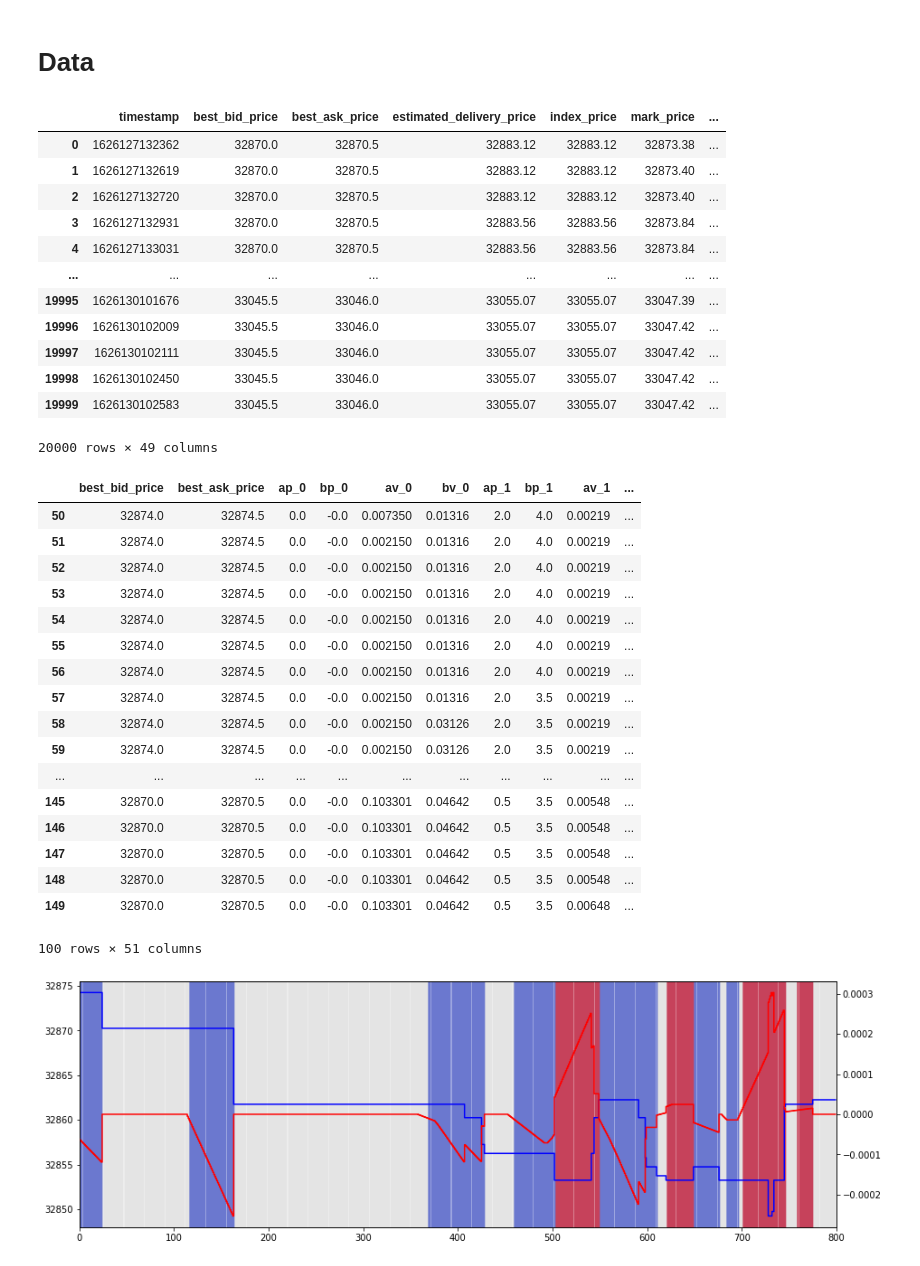
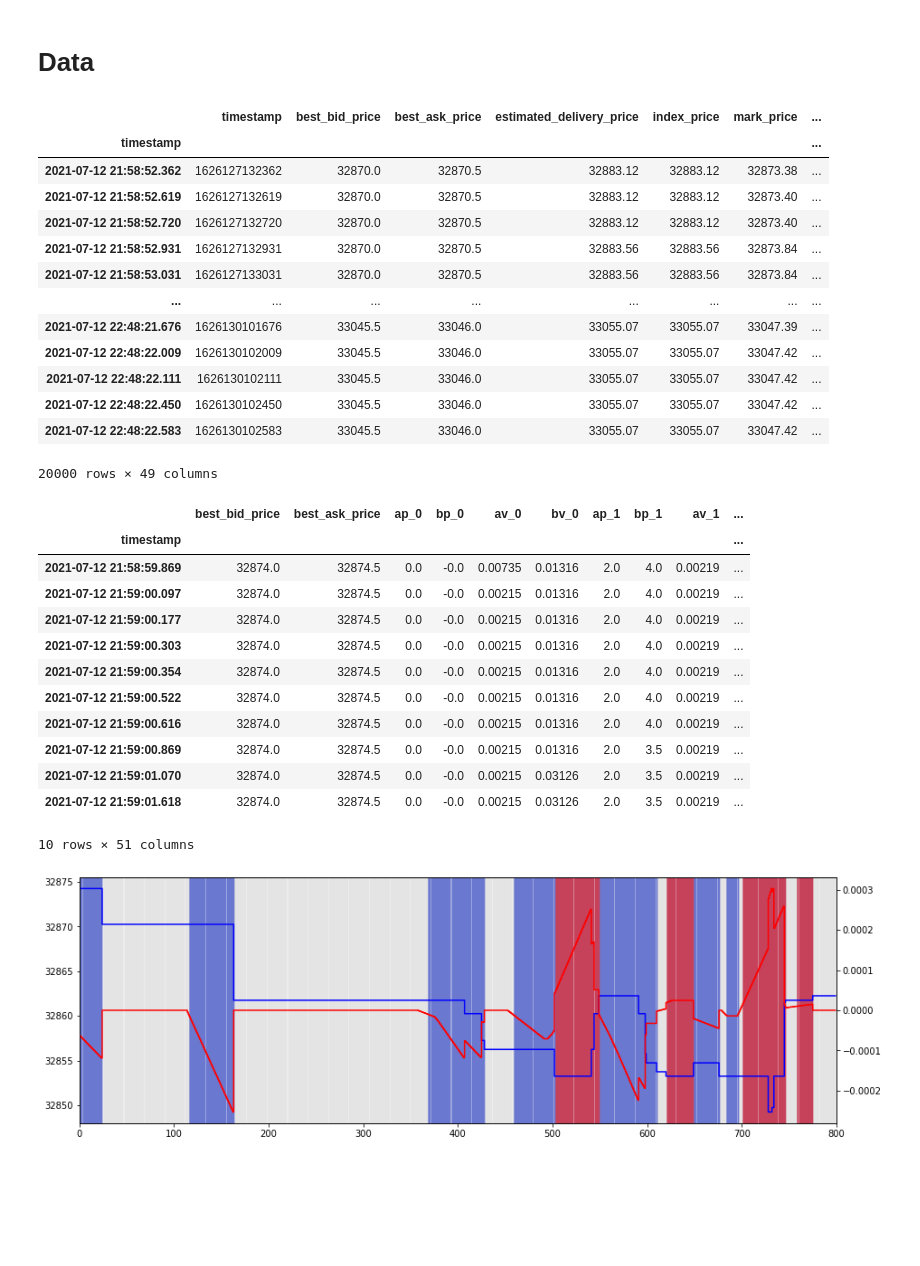
Before and after one commit to starovoitovs/deribot, a Jupyter notebook: train_inception.ipynb, the cells around one changed output. Cells and saved outputs as stored; diff of their text form; code cells hidden in the pictures; blank space fills up the shorter version.

```diff
--- a/train_inception.ipynb
+++ b/train_inception.ipynb
@@ -60,21 +64,23 @@ features = ['timestamp_diff', 'bid_diff_feature_1', 'ask_diff_feature_1', 'sprea
 # %%
 pd.set_option('max_rows', 100)
 # %%
-df = pd.read_csv('_input/data.csv')[:20000]
+df = pd.read_csv('_input/data/20210712_000000.csv')[:20000]
+df.index = pd.to_datetime(df['timestamp'] * 1000 * 1000)
 df
 # %% [output]
 |  | timestamp | best_bid_price | best_ask_price | estimated_delivery_price | index_price | mark_price | ... |
-| 0 | 1626127132362 | 32870.0 | 32870.5 | 32883.12 | 32883.12 | 32873.38 | ... |
-| 1 | 1626127132619 | 32870.0 | 32870.5 | 32883.12 | 32883.12 | 32873.40 | ... |
-| 2 | 1626127132720 | 32870.0 | 32870.5 | 32883.12 | 32883.12 | 32873.40 | ... |
-| 3 | 1626127132931 | 32870.0 | 32870.5 | 32883.56 | 32883.56 | 32873.84 | ... |
-| 4 | 1626127133031 | 32870.0 | 32870.5 | 32883.56 | 32883.56 | 32873.84 | ... |
+| timestamp |  |  |  |  |  |  | ... |
+| 2021-07-12 21:58:52.362 | 1626127132362 | 32870.0 | 32870.5 | 32883.12 | 32883.12 | 32873.38 | ... |
+| 2021-07-12 21:58:52.619 | 1626127132619 | 32870.0 | 32870.5 | 32883.12 | 32883.12 | 32873.40 | ... |
+| 2021-07-12 21:58:52.720 | 1626127132720 | 32870.0 | 32870.5 | 32883.12 | 32883.12 | 32873.40 | ... |
+| 2021-07-12 21:58:52.931 | 1626127132931 | 32870.0 | 32870.5 | 32883.56 | 32883.56 | 32873.84 | ... |
+| 2021-07-12 21:58:53.031 | 1626127133031 | 32870.0 | 32870.5 | 32883.56 | 32883.56 | 32873.84 | ... |
 | ... | ... | ... | ... | ... | ... | ... | ... |
-| 19995 | 1626130101676 | 33045.5 | 33046.0 | 33055.07 | 33055.07 | 33047.39 | ... |
-| 19996 | 1626130102009 | 33045.5 | 33046.0 | 33055.07 | 33055.07 | 33047.42 | ... |
-| 19997 | 1626130102111 | 33045.5 | 33046.0 | 33055.07 | 33055.07 | 33047.42 | ... |
-| 19998 | 1626130102450 | 33045.5 | 33046.0 | 33055.07 | 33055.07 | 33047.42 | ... |
-| 19999 | 1626130102583 | 33045.5 | 33046.0 | 33055.07 | 33055.07 | 33047.42 | ... |
+| 2021-07-12 22:48:21.676 | 1626130101676 | 33045.5 | 33046.0 | 33055.07 | 33055.07 | 33047.39 | ... |
+| 2021-07-12 22:48:22.009 | 1626130102009 | 33045.5 | 33046.0 | 33055.07 | 33055.07 | 33047.42 | ... |
+| 2021-07-12 22:48:22.111 | 1626130102111 | 33045.5 | 33046.0 | 33055.07 | 33055.07 | 33047.42 | ... |
+| 2021-07-12 22:48:22.450 | 1626130102450 | 33045.5 | 33046.0 | 33055.07 | 33055.07 | 33047.42 | ... |
+| 2021-07-12 22:48:22.583 | 1626130102583 | 33045.5 | 33046.0 | 33055.07 | 33055.07 | 33047.42 | ... |
 20000 rows × 49 columns
 # %%
 def prepare_df(df, k=KERNEL_SIZE):
@@ -88,51 +94,46 @@ def prepare_df(df, k=KERNEL_SIZE):
 
     # set prices as relative differences
     dfX[apcs] = dfX[apcs].sub(dfX['ap_0'], axis=0)
     dfX[bpcs] = -dfX[bpcs].sub(dfX['bp_0'], axis=0)
 
     # remove nans
     dfX = dfX[~dfX.isna().any(axis=1)]
 
     # rescale volumes
     l = 10.
     u = 1000000.
     dfX[avcs + bvcs] = (dfX[avcs + bvcs] - l) / (u - l)
 
     dfX['mid_price'] = (dfX['best_bid_price'] + dfX['best_ask_price']) / 2
     dfX['spread'] = dfX['best_ask_price'] - dfX['best_bid_price']
 
     # https://arxiv.org/pdf/1808.03668.pdf, p. 4
     dfX['m+'] = dfX['mid_price'].shift(-(k-1)).rolling(k).mean()
     dfX['m-'] = dfX['mid_price'].rolling(k).mean()
     dfX['y1'] = (dfX['m+'] - dfX['mid_price']) / dfX['mid_price']
     dfX['y2'] = (dfX['m+'] - dfX['m-']) / dfX['m-']
 
     dfX = dfX.iloc[k-1:-(k-1)]
 
     # reset index
     return dfX
 
 dfX = prepare_df(df)
-dfX[:100]
+dfX[:10]
 # %% [output]
 |  | best_bid_price | best_ask_price | ap_0 | bp_0 | av_0 | bv_0 | ap_1 | bp_1 | av_1 | ... |
-| 50 | 32874.0 | 32874.5 | 0.0 | -0.0 | 0.007350 | 0.01316 | 2.0 | 4.0 | 0.00219 | ... |
-| 51 | 32874.0 | 32874.5 | 0.0 | -0.0 | 0.002150 | 0.01316 | 2.0 | 4.0 | 0.00219 | ... |
-| 52 | 32874.0 | 32874.5 | 0.0 | -0.0 | 0.002150 | 0.01316 | 2.0 | 4.0 | 0.00219 | ... |
-| 53 | 32874.0 | 32874.5 | 0.0 | -0.0 | 0.002150 | 0.01316 | 2.0 | 4.0 | 0.00219 | ... |
-| 54 | 32874.0 | 32874.5 | 0.0 | -0.0 | 0.002150 | 0.01316 | 2.0 | 4.0 | 0.00219 | ... |
-| 55 | 32874.0 | 32874.5 | 0.0 | -0.0 | 0.002150 | 0.01316 | 2.0 | 4.0 | 0.00219 | ... |
-| 56 | 32874.0 | 32874.5 | 0.0 | -0.0 | 0.002150 | 0.01316 | 2.0 | 4.0 | 0.00219 | ... |
-| 57 | 32874.0 | 32874.5 | 0.0 | -0.0 | 0.002150 | 0.01316 | 2.0 | 3.5 | 0.00219 | ... |
-| 58 | 32874.0 | 32874.5 | 0.0 | -0.0 | 0.002150 | 0.03126 | 2.0 | 3.5 | 0.00219 | ... |
-| 59 | 32874.0 | 32874.5 | 0.0 | -0.0 | 0.002150 | 0.03126 | 2.0 | 3.5 | 0.00219 | ... |
-| ... | ... | ... | ... | ... | ... | ... | ... | ... | ... | ... |
-| 145 | 32870.0 | 32870.5 | 0.0 | -0.0 | 0.103301 | 0.04642 | 0.5 | 3.5 | 0.00548 | ... |
-| 146 | 32870.0 | 32870.5 | 0.0 | -0.0 | 0.103301 | 0.04642 | 0.5 | 3.5 | 0.00548 | ... |
-| 147 | 32870.0 | 32870.5 | 0.0 | -0.0 | 0.103301 | 0.04642 | 0.5 | 3.5 | 0.00548 | ... |
-| 148 | 32870.0 | 32870.5 | 0.0 | -0.0 | 0.103301 | 0.04642 | 0.5 | 3.5 | 0.00548 | ... |
-| 149 | 32870.0 | 32870.5 | 0.0 | -0.0 | 0.103301 | 0.04642 | 0.5 | 3.5 | 0.00648 | ... |
+| timestamp |  |  |  |  |  |  |  |  |  | ... |
+| 2021-07-12 21:58:59.869 | 32874.0 | 32874.5 | 0.0 | -0.0 | 0.00735 | 0.01316 | 2.0 | 4.0 | 0.00219 | ... |
+| 2021-07-12 21:59:00.097 | 32874.0 | 32874.5 | 0.0 | -0.0 | 0.00215 | 0.01316 | 2.0 | 4.0 | 0.00219 | ... |
+| 2021-07-12 21:59:00.177 | 32874.0 | 32874.5 | 0.0 | -0.0 | 0.00215 | 0.01316 | 2.0 | 4.0 | 0.00219 | ... |
+| 2021-07-12 21:59:00.303 | 32874.0 | 32874.5 | 0.0 | -0.0 | 0.00215 | 0.01316 | 2.0 | 4.0 | 0.00219 | ... |
+| 2021-07-12 21:59:00.354 | 32874.0 | 32874.5 | 0.0 | -0.0 | 0.00215 | 0.01316 | 2.0 | 4.0 | 0.00219 | ... |
+| 2021-07-12 21:59:00.522 | 32874.0 | 32874.5 | 0.0 | -0.0 | 0.00215 | 0.01316 | 2.0 | 4.0 | 0.00219 | ... |
+| 2021-07-12 21:59:00.616 | 32874.0 | 32874.5 | 0.0 | -0.0 | 0.00215 | 0.01316 | 2.0 | 4.0 | 0.00219 | ... |
+| 2021-07-12 21:59:00.869 | 32874.0 | 32874.5 | 0.0 | -0.0 | 0.00215 | 0.01316 | 2.0 | 3.5 | 0.00219 | ... |
+| 2021-07-12 21:59:01.070 | 32874.0 | 32874.5 | 0.0 | -0.0 | 0.00215 | 0.03126 | 2.0 | 3.5 | 0.00219 | ... |
+| 2021-07-12 21:59:01.618 | 32874.0 | 32874.5 | 0.0 | -0.0 | 0.00215 | 0.03126 | 2.0 | 3.5 | 0.00219 | ... |
-100 rows × 51 columns
+10 rows × 51 columns
 # %%
 N0, N1 = 0, 800
 
```
Also changed, not shown: parts of 21 cells of this notebook, 1 other file.
